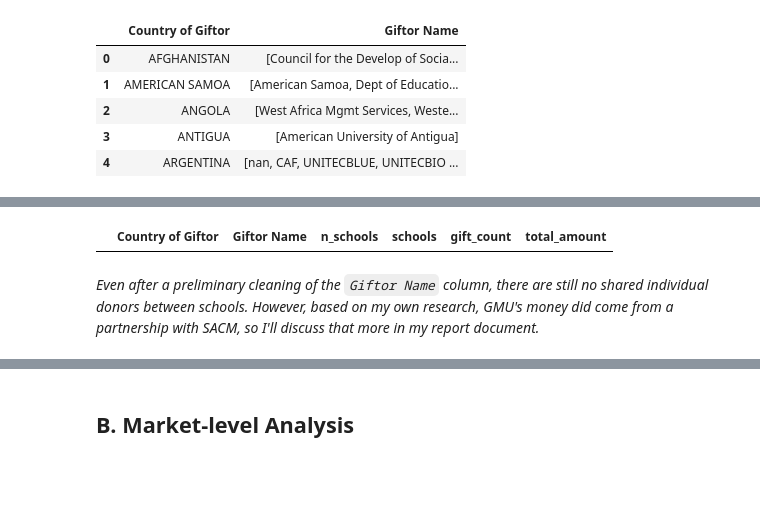
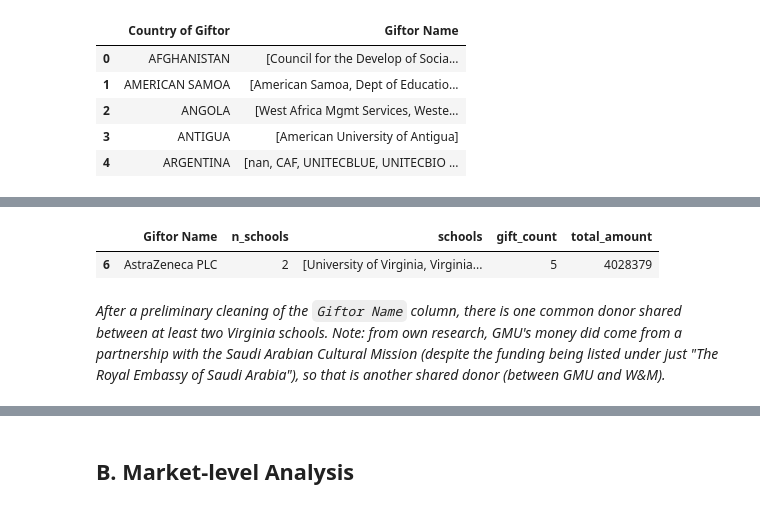
Before and after one commit to ae-phillips/uu_wrangling_and_eda, a Jupyter notebook: lab_1/uva_analysis.ipynb, the cells around one changed output, grey strips where cells are left out. Cells and saved outputs as stored; diff of their text form; code cells hidden in the pictures; blank space fills up the shorter version.

Commit message:
fix va_shared_giftor code to show AstraZeneca

```diff
--- a/lab_1/uva_analysis.ipynb
+++ b/lab_1/uva_analysis.ipynb
@@ -900,27 +900,28 @@ display(va_giftors.head())
 # %%
 # ChatGPT helped me write this code because I'm still getting used to how .agg() is used
 # in pandas vs. mutate() in R
 
 # VA schools who share the same individual donor
 va_shared_giftors = (
     va_schools
-    .groupby(["Country of Giftor", "Giftor Name"])
+    .groupby("Giftor Name")
     .agg(
         n_schools=("Institution Name", "nunique"),
         schools=("Institution Name", lambda x: sorted(x.unique())),
         gift_count=("Foreign Gift Amount", "count"),
         total_amount=("Foreign Gift Amount", "sum")
     )
     .reset_index()
     .query("n_schools > 1")
     .sort_values(
         ["n_schools", "total_amount"],
         ascending=[False, False]
     )
 )
 
 display(va_shared_giftors)
 # %% [output]
-|  | Country of Giftor | Giftor Name | n_schools | schools | gift_count | total_amount |
+|  | Giftor Name | n_schools | schools | gift_count | total_amount |
+| 6 | AstraZeneca PLC | 2 | [University of Virginia, Virginia... | 5 | 4028379 |
 # %% [markdown]
-*Even after a preliminary cleaning of the `Giftor Name` column, there are still no shared individual donors between schools. However, based on my own research, GMU's money did come from a partnership with SACM, so I'll discuss that more in my report document.*
+*After a preliminary cleaning of the `Giftor Name` column, there is one common donor shared between at least two Virginia schools. Note: from own research, GMU's money did come from a partnership with the Saudi Arabian Cultural Mission (despite the funding being listed under just "The Royal Embassy of Saudi Arabia"), so that is another shared donor (between GMU and W&M).*
```
Also changed, not shown: parts of 5 cells of this notebook.
